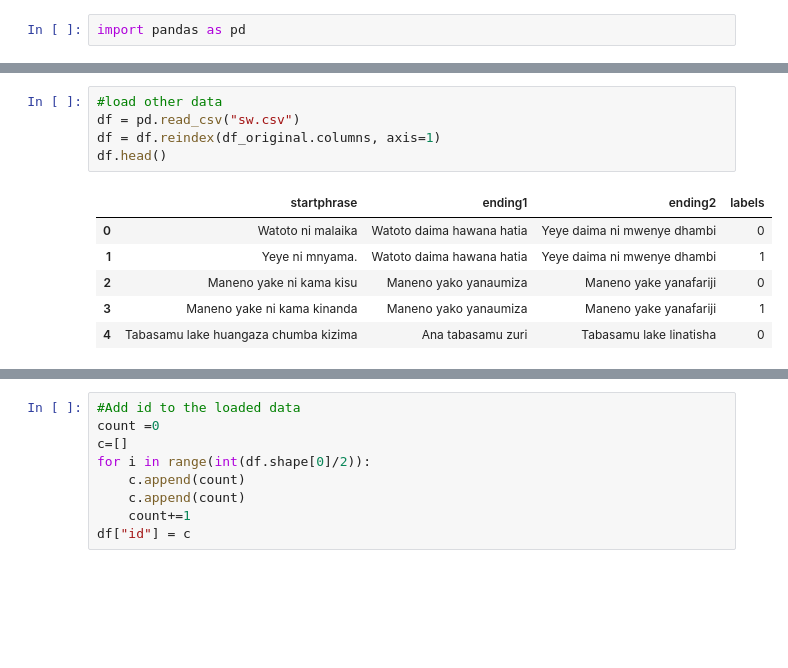
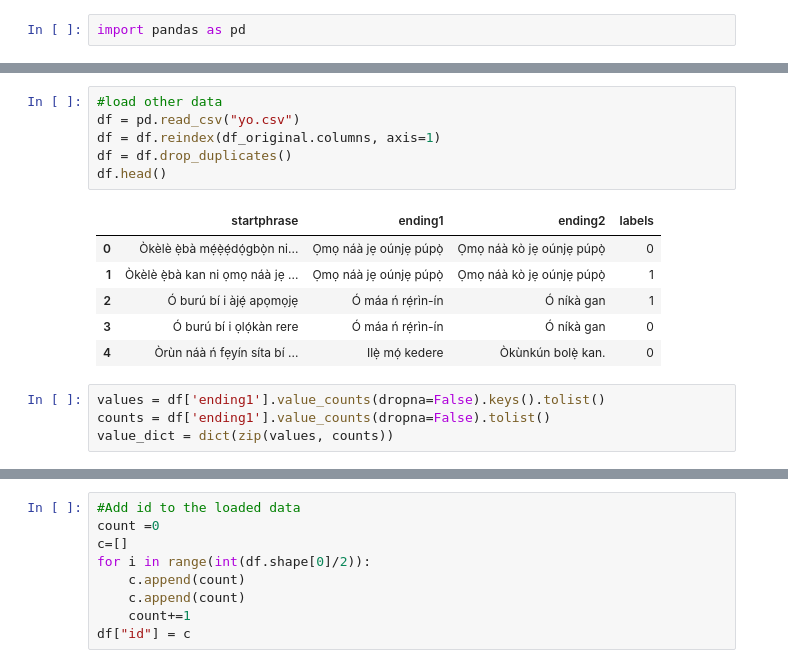
Before and after one commit to simran-khanuja/Multilingual-Fig-QA, a Jupyter notebook: Adding_data.ipynb, the cells around one changed output, grey strips where cells are left out. Saved outputs shown, nothing was run; the diff lists cells and outputs as text; blank space fills up the shorter version.

```diff
--- a/Adding_data.ipynb
+++ b/Adding_data.ipynb
@@ -40,13 +41,18 @@ df_original.head()
 | 4 | This winter is as cold as my moth... | It's very cold | It's pretty warm | 0 |
 # %%
 #load other data
-df = pd.read_csv("sw.csv")
+df = pd.read_csv("yo.csv")
 df = df.reindex(df_original.columns, axis=1)
+df = df.drop_duplicates()
 df.head()
 # %% [output]
 |  | startphrase | ending1 | ending2 | labels |
-| 0 | Watoto ni malaika | Watoto daima hawana hatia | Yeye daima ni mwenye dhambi | 0 |
-| 1 | Yeye ni mnyama. | Watoto daima hawana hatia | Yeye daima ni mwenye dhambi | 1 |
-| 2 | Maneno yake ni kama kisu | Maneno yako yanaumiza | Maneno yake yanafariji | 0 |
-| 3 | Maneno yake ni kama kinanda | Maneno yako yanaumiza | Maneno yake yanafariji | 1 |
-| 4 | Tabasamu lake huangaza chumba kizima | Ana tabasamu zuri | Tabasamu lake linatisha | 0 |
+| 0 | Òkèlè ẹ̀bà mẹ́ẹ̀ẹ́dọ́gbọ̀n ni... | Ọmọ náà jẹ oúnjẹ púpọ̀ | Ọmọ náà kò jẹ oúnjẹ púpọ̀ | 0 |
+| 1 | Òkèlè ẹ̀bà kan ni ọmọ náà jẹ ... | Ọmọ náà jẹ oúnjẹ púpọ̀ | Ọmọ náà kò jẹ oúnjẹ púpọ̀ | 1 |
+| 2 | Ó burú bí i àjẹ́ apọmọjẹ | Ó máa ń rẹ́rìn-ín | Ó níkà gan | 1 |
+| 3 | Ó burú bí i ọlọ́kàn rere | Ó máa ń rẹ́rìn-ín | Ó níkà gan | 0 |
+| 4 | Òrùn náà ń fẹyín síta bí ... | Ilẹ̀ mọ́ kedere | Òkùnkún bolẹ̀ kan. | 0 |
+# %%
+values = df['ending1'].value_counts(dropna=False).keys().tolist()
+counts = df['ending1'].value_counts(dropna=False).tolist()
+value_dict = dict(zip(values, counts))
```
Also changed, not shown: parts of 7 cells of this notebook, 36 other files.
